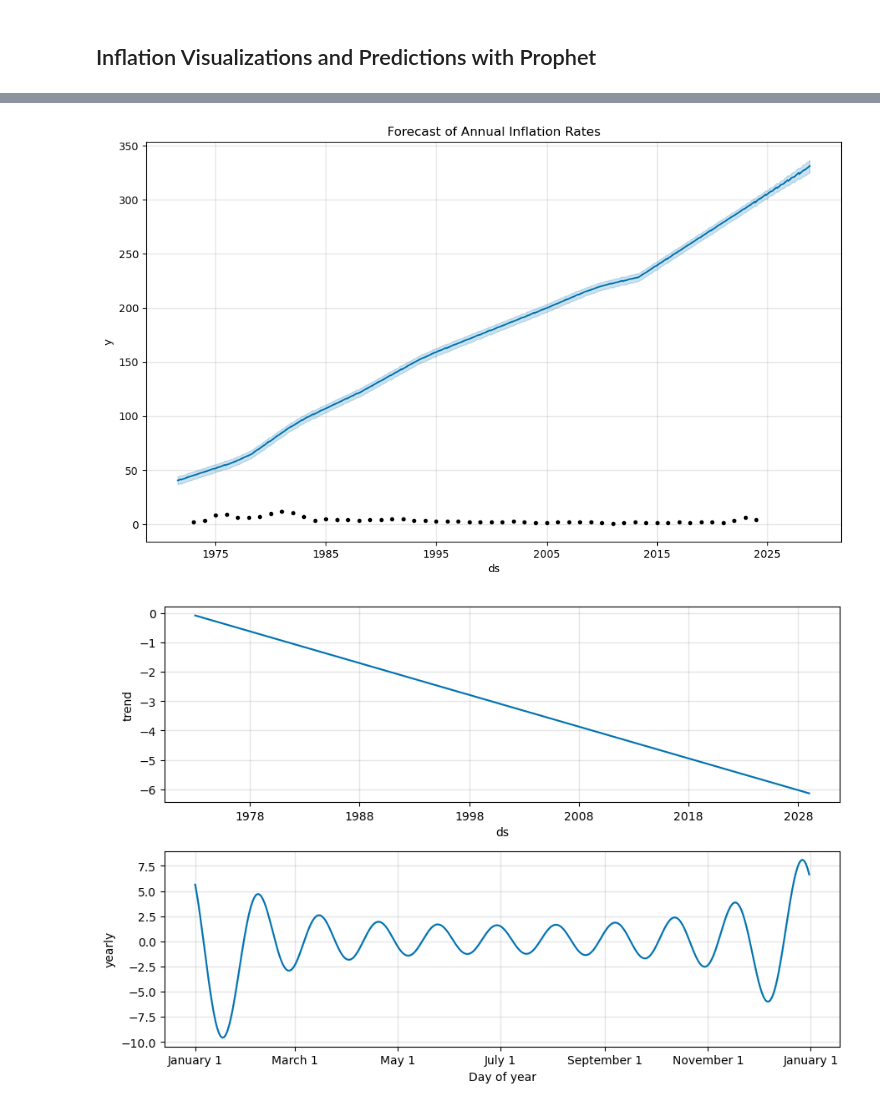
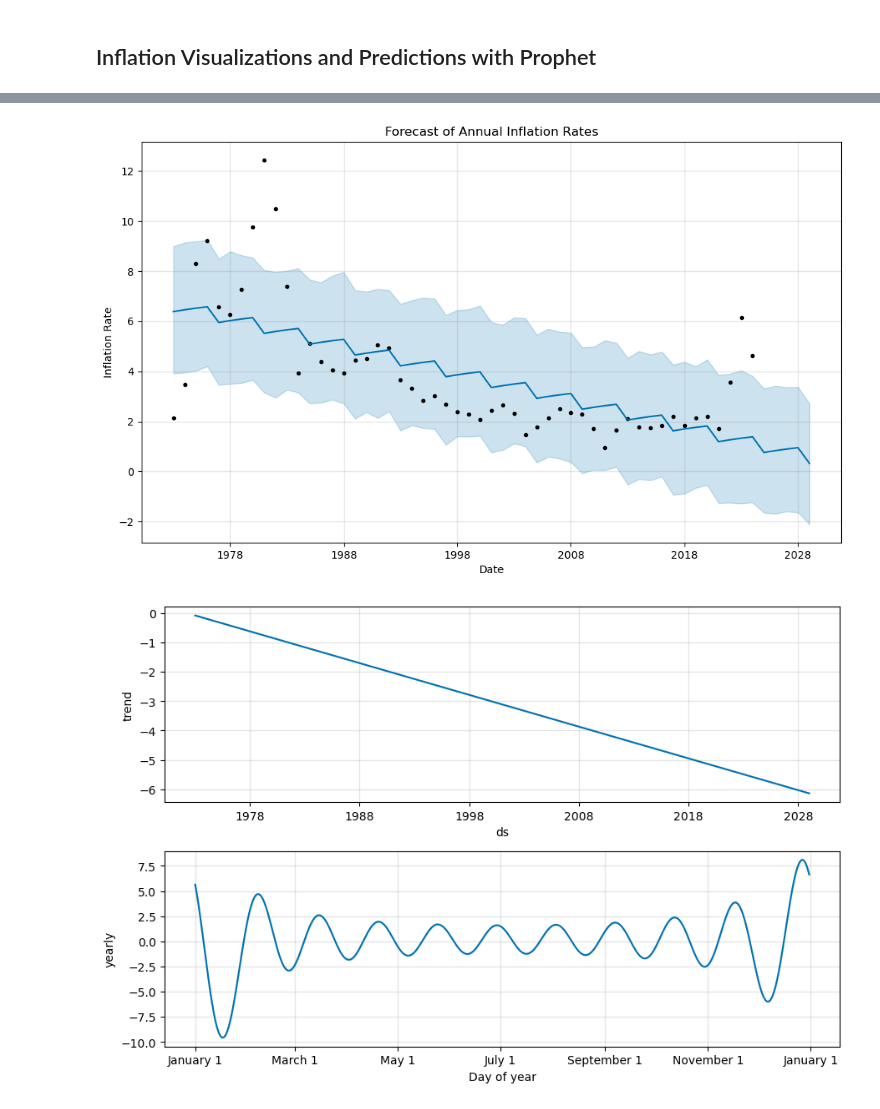
Before and after one commit to juanlavieri/housing_currency, a Jupyter notebook: Dollar_Value_Analysis.ipynb, the cells around one changed output, grey strips where cells are left out. Cells and saved outputs as stored; diff of their text form; code cells hidden in the pictures.

Commit message:
extracted the data into separate csv files, outline some basic conclusions.

```diff
--- a/Dollar_Value_Analysis.ipynb
+++ b/Dollar_Value_Analysis.ipynb
@@ -5,7 +5,7 @@
 import pandas as pd
 
 # Load the CPI data
-cpi_file_path = 'Resources/CPI.csv'
+cpi_file_path = 'Resources/CPILFESL.csv'
 cpi_df = pd.read_csv(cpi_file_path)
 
 # Exploring the top 5 columns
@@ -147,0 +127,3 @@ prophet_df = annual_cpi_df[['DATE', 'Inflation Rate']].rename(columns={'DATE': '
+# %%
+# Preparing inflation data for Prophet
+prophet_inflation_df = annual_cpi_df[['DATE', 'Inflation Rate']].rename(columns={'DATE': 'ds', 'Inflation Rate': 'y'})
@@ -185,7 +167,7 @@ plt.show()
 # %%
 # Initializing and fitting the model
 inflation_model = Prophet(yearly_seasonality=True)
-inflation_model.fit(prophet_df)
+inflation_model.fit(prophet_inflation_df)
 
 #Predicting the next 5 years of inflation rates
 inflation_future = inflation_model.make_future_dataframe(periods=5, freq='Y')
@@ -196,10 +178,10 @@ inflation_forecast = inflation_model.predict(inflation_future)
 # %%
 # Plotting the forecast
-fig = inflation_model.plot(forecast)
+fig = inflation_model.plot(inflation_forecast, xlabel = 'Date', ylabel = 'Inflation Rate')
 plt.title('Forecast of Annual Inflation Rates')
 plt.show()
 # %% [output]
-[figure, old version]
+[figure, new version]
 # %%
 # Optionally, plot the forecast components
 inflation_model.plot_components(inflation_forecast)
```
Also changed, not shown: parts of 12 cells of this notebook, 5 other files.
